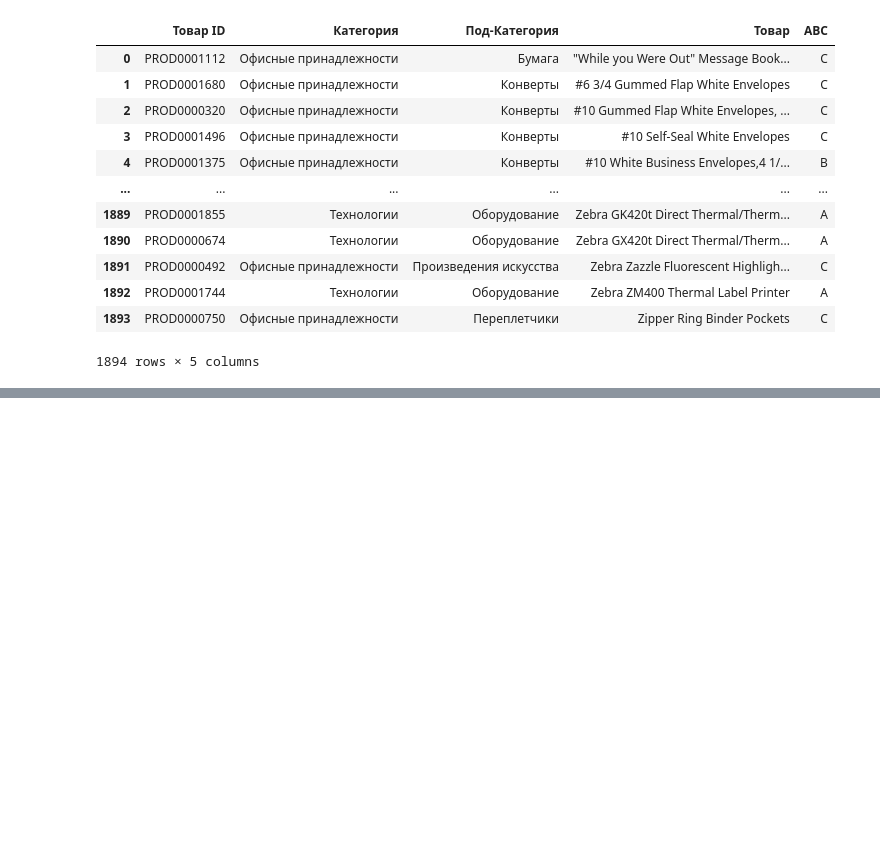
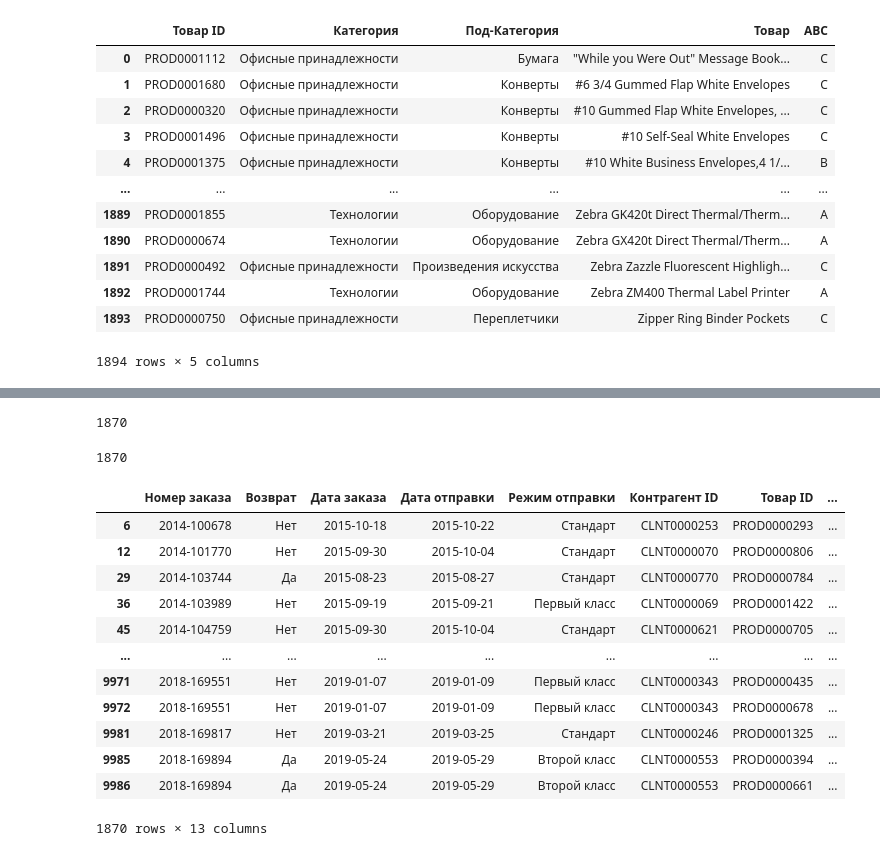
Before and after one commit to OctoBus177/Krok_data_analyses, a Jupyter notebook: all.ipynb, the cells around one changed output, grey strips where cells are left out. Cells and saved outputs as stored; diff of their text form; code cells hidden in the pictures; blank space fills up the shorter version.

```diff
--- a/all.ipynb
+++ b/all.ipynb
@@ -679,0 +752,26 @@ sns.pairplot(df_sales_analysis,hue='ABC')
+# %%
+df_bad_sales = df_sales.loc[df_sales['Маржинальная прибыль'] < 0]
+df_bad_sales['Номер заказа'].count()
+# %% [output]
+1870
+# %%
+df_bad_sales = df_sales.loc[(df_sales['Маржинальная прибыль'] < 0) & (df_sales['Скидка'] > 0)]
+df_bad_sales['Номер заказа'].count()
+# %% [output]
+1870
+# %%
+df_bad_sales
+# %% [output]
+|  | Номер заказа | Возврат | Дата заказа | Дата отправки | Режим отправки | Контрагент ID | Товар ID | ... |
+| 6 | 2014-100678 | Нет | 2015-10-18 | 2015-10-22 | Стандарт | CLNT0000253 | PROD0000293 | ... |
+| 12 | 2014-101770 | Нет | 2015-09-30 | 2015-10-04 | Стандарт | CLNT0000070 | PROD0000806 | ... |
+| 29 | 2014-103744 | Да | 2015-08-23 | 2015-08-27 | Стандарт | CLNT0000770 | PROD0000784 | ... |
+| 36 | 2014-103989 | Нет | 2015-09-19 | 2015-09-21 | Первый класс | CLNT0000069 | PROD0001422 | ... |
+| 45 | 2014-104759 | Нет | 2015-09-30 | 2015-10-04 | Стандарт | CLNT0000621 | PROD0000705 | ... |
+| ... | ... | ... | ... | ... | ... | ... | ... | ... |
+| 9971 | 2018-169551 | Нет | 2019-01-07 | 2019-01-09 | Первый класс | CLNT0000343 | PROD0000435 | ... |
+| 9972 | 2018-169551 | Нет | 2019-01-07 | 2019-01-09 | Первый класс | CLNT0000343 | PROD0000678 | ... |
+| 9981 | 2018-169817 | Нет | 2019-03-21 | 2019-03-25 | Стандарт | CLNT0000246 | PROD0001325 | ... |
+| 9985 | 2018-169894 | Да | 2019-05-24 | 2019-05-29 | Второй класс | CLNT0000553 | PROD0000394 | ... |
+| 9986 | 2018-169894 | Да | 2019-05-24 | 2019-05-29 | Второй класс | CLNT0000553 | PROD0000661 | ... |
+1870 rows × 13 columns
```
Also changed, not shown: parts of 24 cells of this notebook, 2 other files.
